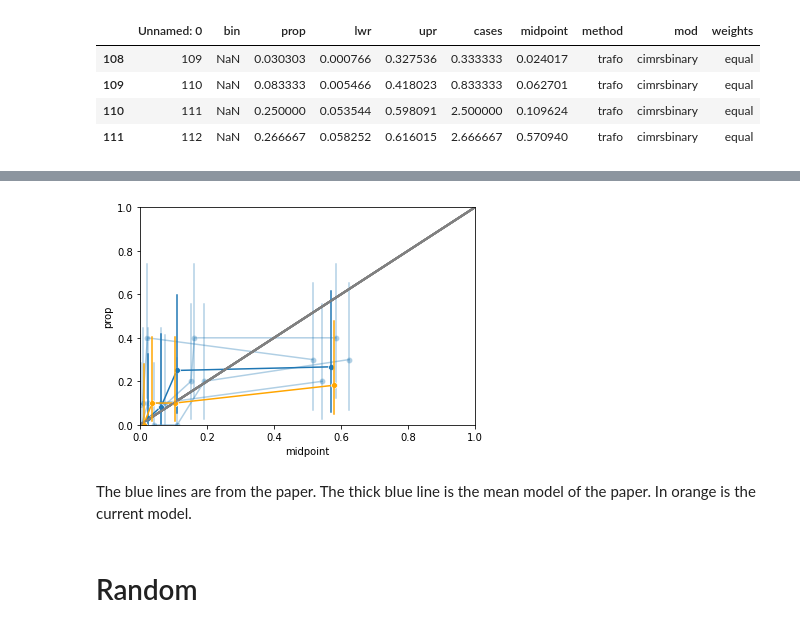
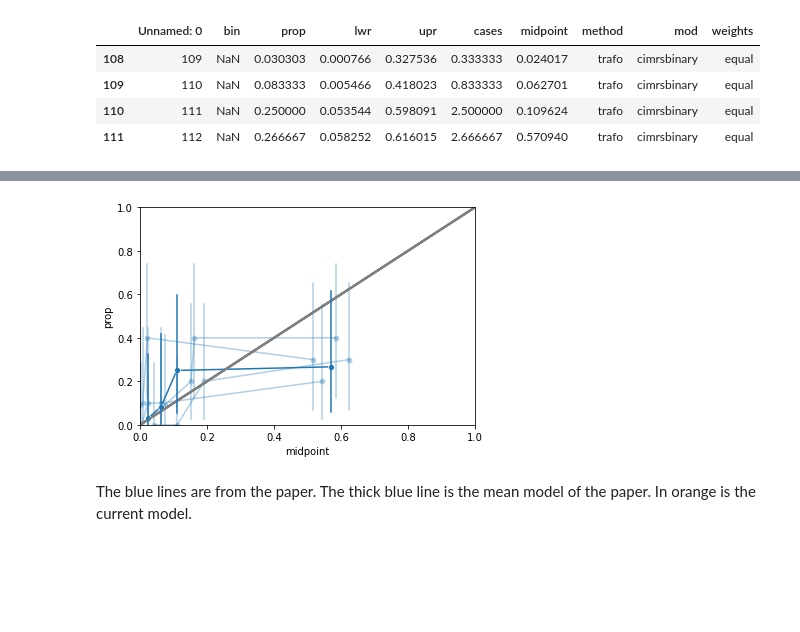
Before and after one commit to NorDar/explainable_AI, a Jupyter notebook: usz_binary_model_3d_paper_splits.ipynb, the cells around one changed output, grey strips where cells are left out. Saved outputs shown, nothing was run; the diff lists cells and outputs as text; code cells hidden in the pictures; blank space fills up the shorter version.

```diff
--- a/usz_binary_model_3d_paper_splits.ipynb
+++ b/usz_binary_model_3d_paper_splits.ipynb
@@ -501,10 +506,11 @@ g.plot([0,1], [0,1], "r--")
 ### Calipration Plot: all of Andrea vs. current split
 # %%
 # andrea_calplot_dat = pd.read_csv('/tf/notebooks/brdd/xAI_stroke_3d/data/bincal_avgnll.csv')
-andrea_calplot_dat = pd.read_csv(andrea_result_path + 'bincal_avgnll.csv')
+andrea_calplot_dat = pd.read_csv("/tf/notebooks/kook/dtm-usz-stroke/intermediate-results/"
+ + 'bincal_avgnll.csv')
 andrea_calplot_cibinary_avg = andrea_calplot_dat[(andrea_calplot_dat["mod"] == "cimrsbinary") &
                                                  (andrea_calplot_dat["method"] == "trafo") &
-                                                 (andrea_calplot_dat["weights"] == "equal")]
+                                                (andrea_calplot_dat["weights"] == "equal")]
 andrea_calplot_cibinary_avg
 # cal_plot(andrea_calplot_cibinary_avg, "midpoint", "prop", "lwr", "upr")
 # %% [output]
@@ -529,16 +527,11 @@ andrea_calplot_cibinary_spl.head()
 # %%
 # plt.figure(figsize=(4, 4))
-
 for i in range(5):
     fm.cal_plot(andrea_calplot_cibinary_spl[andrea_calplot_cibinary_spl["spl"] == i],
              "midpoint", "prop", "lwr", "upr", alpha = .35, show = False)
 fm.cal_plot(andrea_calplot_cibinary_avg, "midpoint", "prop", "lwr", "upr", show = False)
-fm.cal_plot(cal_plot_data, "predicted_probability_middle", "observed_proportion",
-                        "observed_proportion_lower", "observed_proportion_upper", col = "orange")
 # %% [output]
-[figure, old version]
+[figure, new version]
 # %% [markdown]
 The blue lines are from the paper. The thick blue line is the mean model of the paper.
 In orange is the current model.
-# %% [markdown]
-# Random
```
Also changed, not shown: parts of 13 cells of this notebook, 11 other files.
